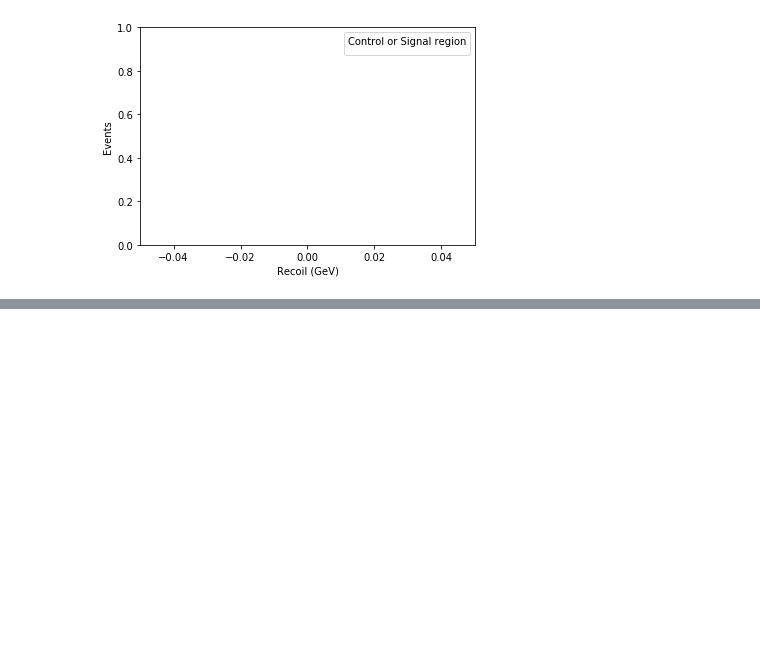
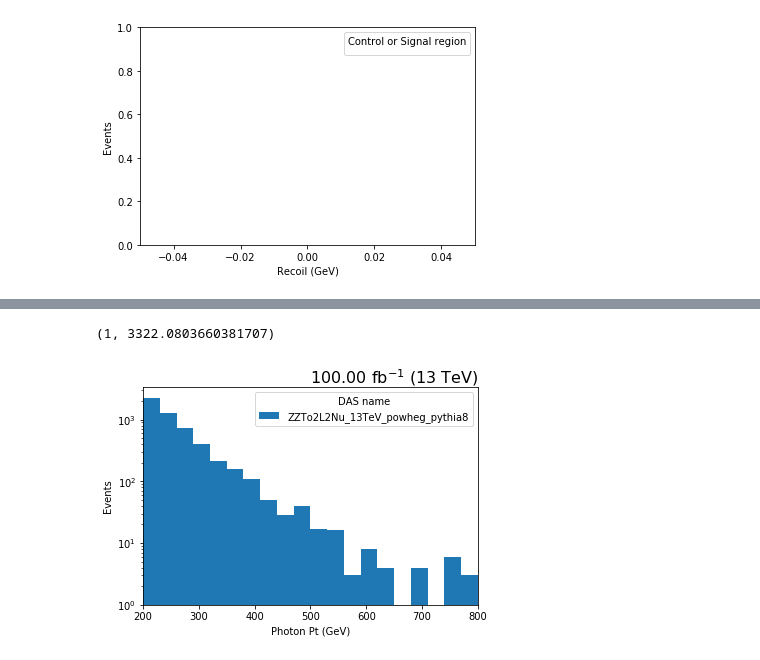
Before and after one commit to fdolek/CoffeaGrinder, a Jupyter notebook: nano_darkhiggs_striped.ipynb, the cells around one changed output, grey strips where cells are left out. Saved outputs shown, nothing was run; the diff lists cells and outputs as text; code cells hidden in the pictures; blank space fills up the shorter version.

```diff
--- a/nano_darkhiggs_striped.ipynb
+++ b/nano_darkhiggs_striped.ipynb
@@ -406,0 +433,12 @@ ax.set_ylim(1, None)
+# %%
+hist2d = hists['phoPt'].project('region','pho')
+
+fig, ax, _ = plot.plot1d(hist2d,overlay='dataset',fill_opts={})
+lumi = 100
+ax.text(1., 1., r"%.2f fb$^{-1}$ (13 TeV)" % (lumi), fontsize=16, horizontalalignment='right', verticalalignment='bottom', transform=ax.transAxes)
+ax.set_yscale('log')
+ax.autoscale(axis='y', tight=False)
+ax.set_ylim(1, None)
+# %% [output]
+(1, 3322.0803660381707)
+[figure, added]
```
Also changed, not shown: parts of 5 cells of this notebook.
